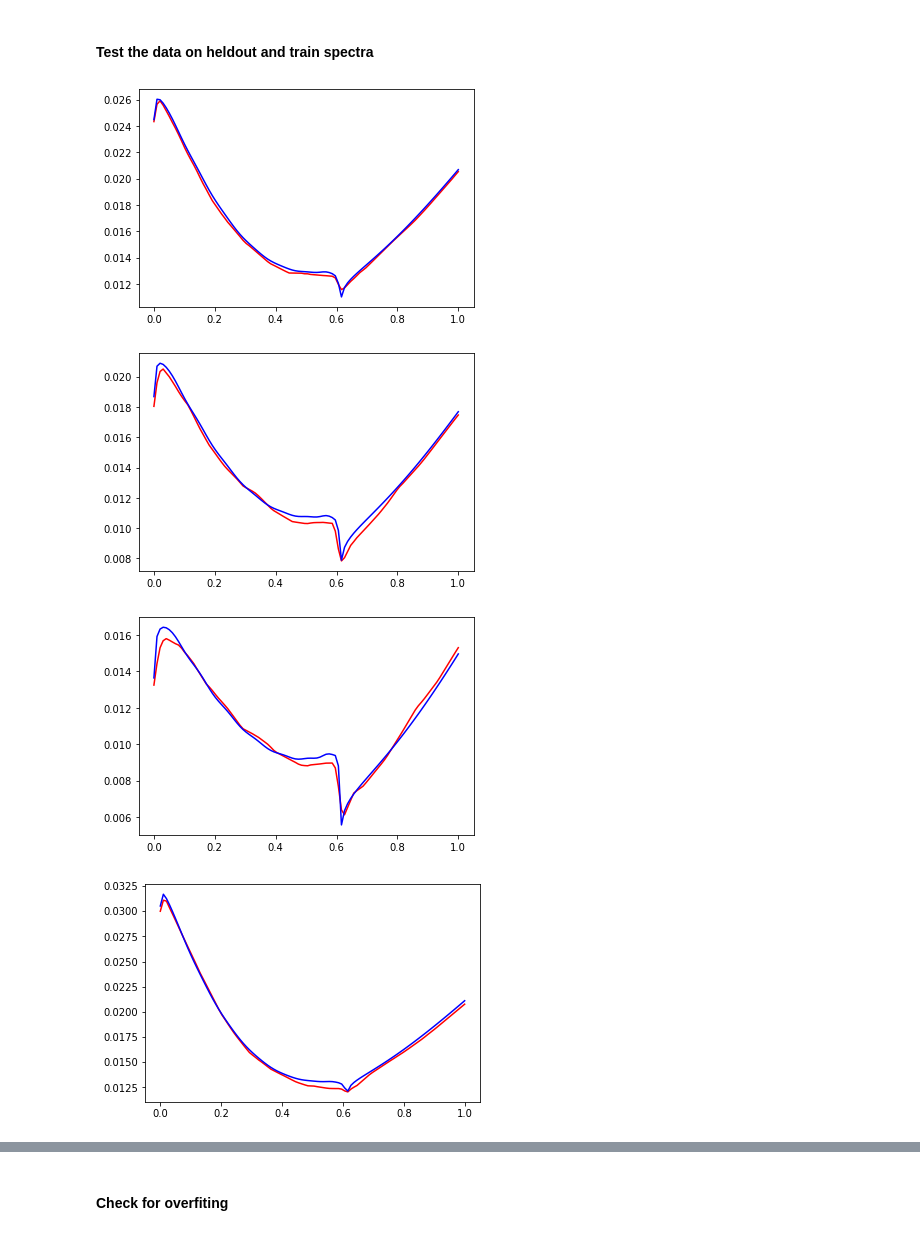
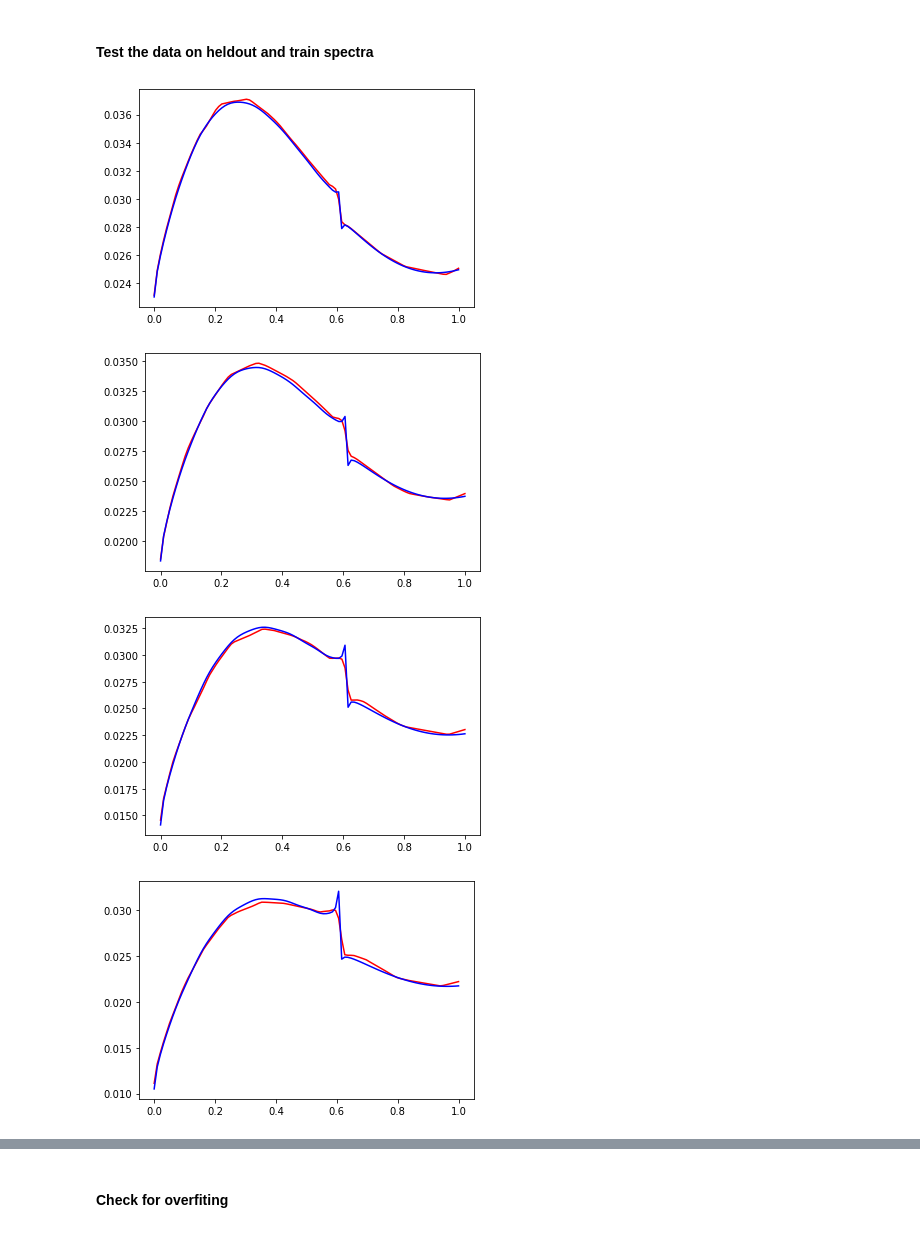
Before and after one commit to Nanometrisis/Nanomet_project_2021, a Jupyter notebook: Nanomet_processing_and_modeling.ipynb, the cells around one changed output, grey strips where cells are left out. Drawn from its saved outputs; the diff is of its cells as text; code cells hidden in the pictures.

```diff
--- a/Nanomet_processing_and_modeling.ipynb
+++ b/Nanomet_processing_and_modeling.ipynb
@@ -165,9 +207,9 @@ features = df3.drop(['Simulation index', 'Reflectance'],axis= 1).columns.tolist(
 # %% [markdown]
 #### 5.1) Neural Networks
 # %%
-scaler = MinMaxScaler()
+scaler_1 = MinMaxScaler()
 
-df3[['h','top',	'base',	'wavelength']] = scaler.fit_transform(df3[['h','top',	'base',	'wavelength']])
+df3[['h','top','base','wavelength']] = scaler_1.fit_transform(df3[['h','top','base','wavelength']])
 # %%
-df4 = df3[(df3['Simulation index'] != 39) & (df3['Simulation index'] != 40) & (df3['Simulation index'] != 41) & (df3['Simulation index'] != 60) & (df3['Simulation index'] != 61)]
+df4 = df3[(df3['Simulation index'] != 13) & (df3['Simulation index'] != 14) & (df3['Simulation index'] != 15) & (df3['Simulation index'] != 70) & (df3['Simulation index'] != 71)]
 # %%
@@ -218,27 +260,26 @@ Here we train the model and show the error of the actual test values compared to
 If you want to see the training progress put verbose = 1
 # %%
 n_inputs, n_outputs = X_train.shape[1],1
-model_fowrward = get_model(n_inputs, n_outputs)
+model_forward = get_model(n_inputs, n_outputs)
 
 # fit model
-model_fowrward.fit(X_train, y_train, verbose=0, epochs=2000)
+model_forward.fit(X_train, y_train, verbose=0, epochs=2000)
 
 # evaluate model on test set
 #mae = model.evaluate(X_train, y_train, verbose=0)
-mae = model_fowrward.evaluate(X_test, y_test, verbose=1)
-pred= model_fowrward.predict(X_test)
+mae = model_forward.evaluate(X_test, y_test, verbose=1)
+pred= model_forward.predict(X_test)
 
 plt.figure(figsize=(9,7))
 plt.scatter(pred,y_test,alpha=0.6,s=3)
 plt.plot([0, 0.07],[0, 0.07],'r',alpha=0.8)
 plt.ylabel('True Reflectivity',fontsize=15)
 plt.xlabel('Predicted Reflectivity ',fontsize=15)
-plt.title('Deep Neural Network (Test size= 22%)',fontsize=15)
+plt.title('Deep Neural Network (Train size= 80 spectra)',fontsize=15)
 plt.xticks(fontsize=14)
 plt.yticks(fontsize=14)
 #set_xlim(left, right)
 plt.xlim([-0.01, 0.08])
 plt.ylim([-0.01,  0.08])
-
 plt.show()
 # %% [output]
@@ -248,45 +289,45 @@ plt.show()
 #### Test the data on heldout and train spectra
 # %%
 
-df_helout = df3[df3['Simulation index'] == 38]
-pre_heldout= model_fowrward.predict(df_helout.drop(['Simulation index', 'Reflectance'], axis=1))
+df_helout = df3[df3['Simulation index'] == 12]
+pre_heldout= model_forward.predict(df_helout.drop(['Simulation index', 'Reflectance'], axis=1))
 
 plt.plot(df_helout['wavelength'], pre_heldout, 'r') # plotting t, a separately
 plt.plot(df_helout['wavelength'], df_helout['Reflectance'], 'b') # plotting t, b separately
 plt.show()
 # %% [output]
-[figure, old version]
+[figure, new version]
 # %%
 
-df_helout = df3[df3['Simulation index'] == 39]
-pre_heldout= model_fowrward.predict(df_helout.drop(['Simulation index', 'Reflectance'], axis=1))
+df_helout = df3[df3['Simulation index'] == 13]
+pre_heldout= model_forward.predict(df_helout.drop(['Simulation index', 'Reflectance'], axis=1))
 
 plt.plot(df_helout['wavelength'], pre_heldout, 'r') # plotting t, a separately
 plt.plot(df_helout['wavelength'], df_helout['Reflectance'], 'b') # plotting t, b separately
 plt.show()
 # %% [output]
-[figure, old version]
+[figure, new version]
 # %%
 
-df_helout = df3[df3['Simulation index'] == 40]
-pre_heldout= model_fowrward.predict(df_helout.drop(['Simulation index', 'Reflectance'], axis=1))
+df_helout = df3[df3['Simulation index'] == 14]
+pre_heldout= model_forward.predict(df_helout.drop(['Simulation index', 'Reflectance'], axis=1))
 
 plt.plot(df_helout['wavelength'], pre_heldout, 'r') # plotting t, a separately
 plt.plot(df_helout['wavelength'], df_helout['Reflectance'], 'b') # plotting t, b separately
 plt.show()
 # %% [output]
-[figure, old version]
+[figure, new version]
 # %%
-df_helout = df3[df3['Simulation index'] == 41]
+df_helout = df3[df3['Simulation index'] == 15]
 
-pre_heldout= model_fowrward.predict(df_helout.drop(['Simulation index', 'Reflectance'], axis=1))
+pre_heldout= model_forward.predict(df_helout.drop(['Simulation index', 'Reflectance'], axis=1))
 
 plt.plot(df_helout['wavelength'], pre_heldout, 'r') # plotting t, a separately
 
 plt.plot(df_helout['wavelength'], df_helout['Reflectance'], 'b') # plotting t, b separately
 
 plt.show()
 # %% [output]
-[figure, old version]
+[figure, new version]
 # %%
 
```
Also changed, not shown: parts of 71 cells of this notebook, 10 other files.
